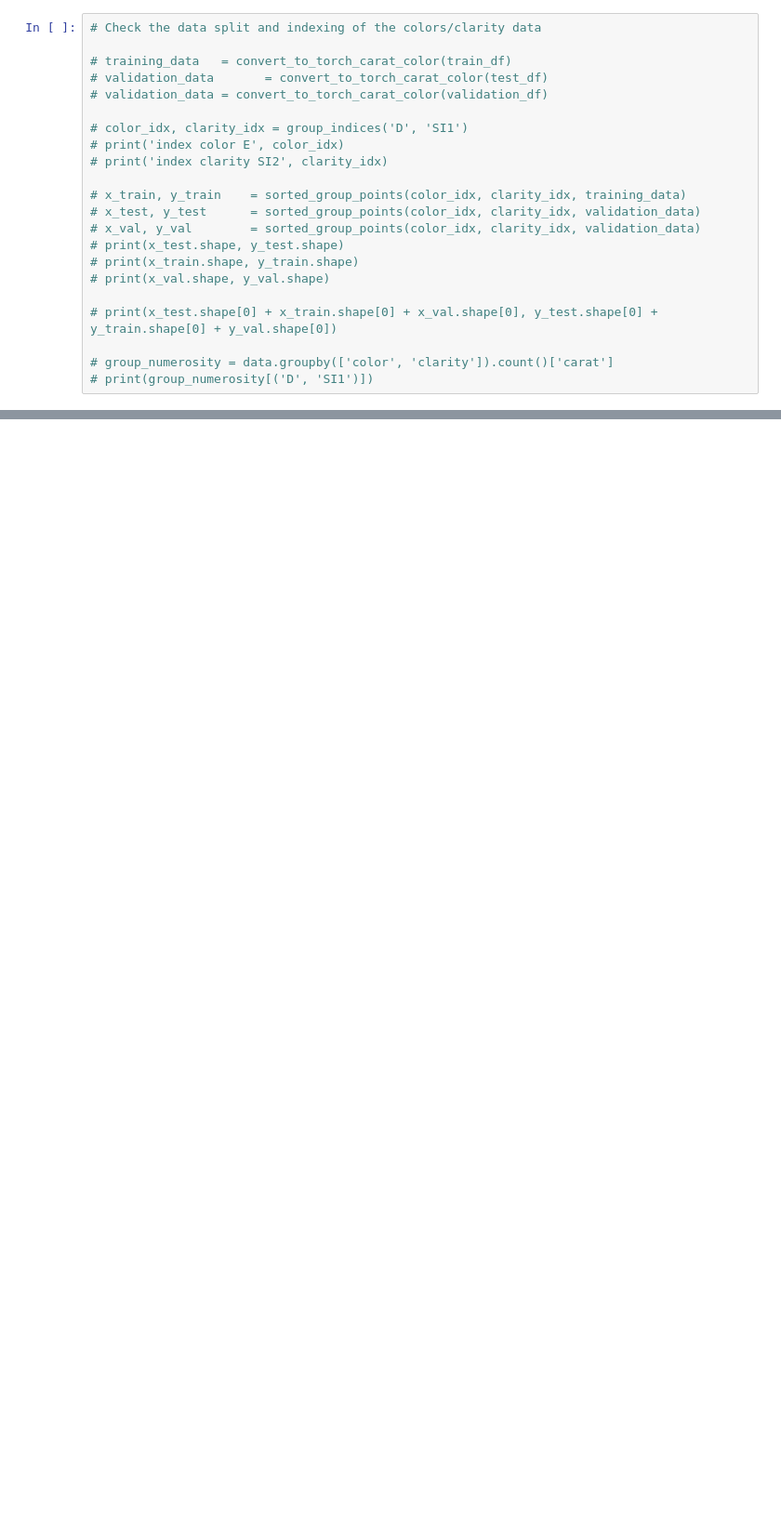
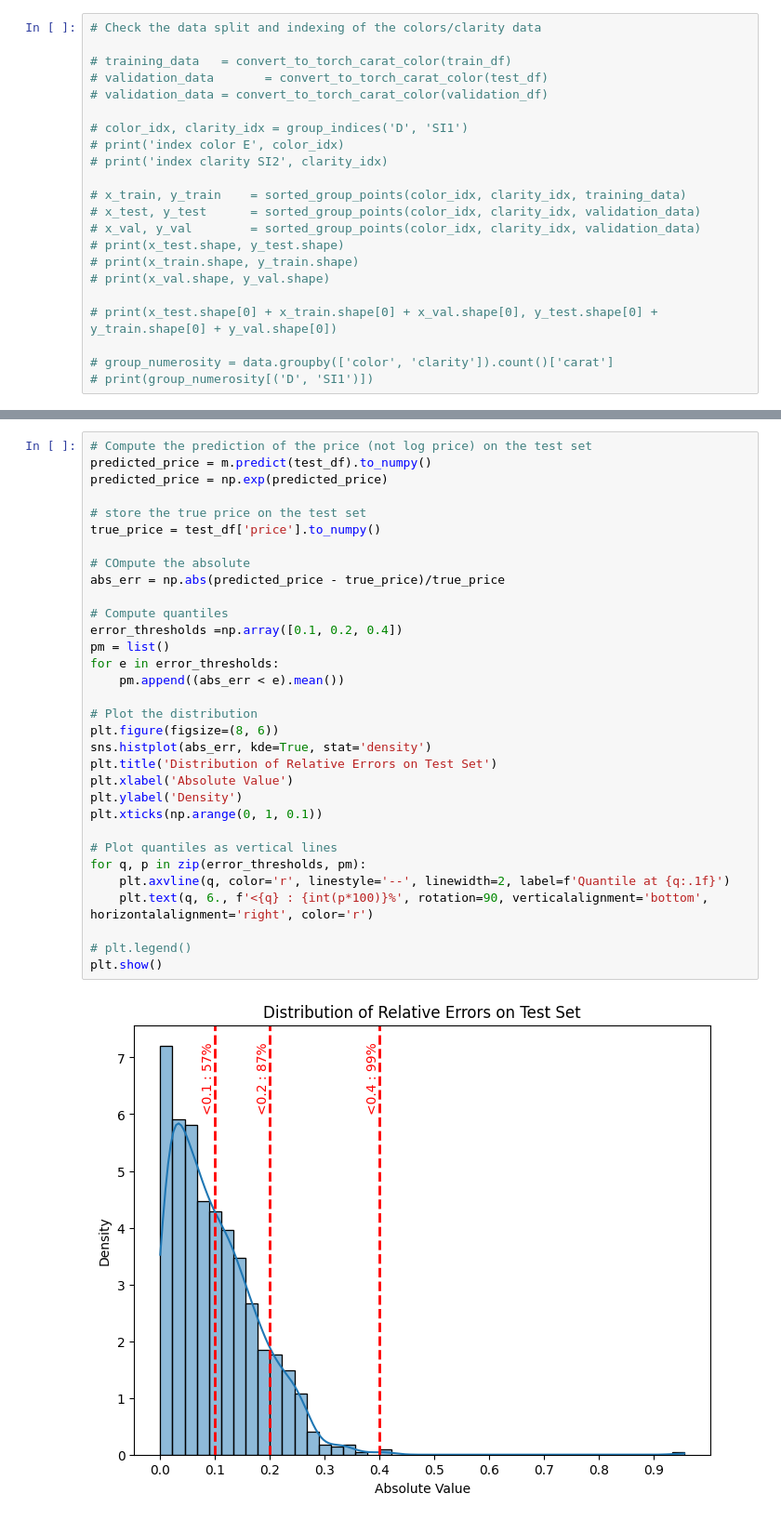
Before and after one commit to GiovaMoroder/xtream-ai-assignment-ai-scientist, a Jupyter notebook: Challenge2.ipynb, the cells around one changed output, grey strips where cells are left out. Shown at 93% size. Cells and saved outputs as stored; diff of their text form; blank space fills up the shorter version.

```diff
--- a/Challenge2.ipynb
+++ b/Challenge2.ipynb
@@ -851,0 +854,34 @@ for i, (idx, value) in  enumerate(group_numerosity[group_numerosity >195].items(
+# %%
+# Compute the prediction of the price (not log price) on the test set
+predicted_price = m.predict(test_df).to_numpy()
+predicted_price = np.exp(predicted_price)
+
+# store the true price on the test set
+true_price = test_df['price'].to_numpy()
+
+# COmpute the absolute
+abs_err = np.abs(predicted_price - true_price)/true_price
+
+# Compute quantiles
+error_thresholds =np.array([0.1, 0.2, 0.4])
+pm = list()
+for e in error_thresholds:
+    pm.append((abs_err < e).mean())
+
+# Plot the distribution
+plt.figure(figsize=(8, 6))
+sns.histplot(abs_err, kde=True, stat='density')
+plt.title('Distribution of Relative Errors on Test Set')
+plt.xlabel('Absolute Value')
+plt.ylabel('Density')
+plt.xticks(np.arange(0, 1, 0.1))
+
+# Plot quantiles as vertical lines
+for q, p in zip(error_thresholds, pm):
+    plt.axvline(q, color='r', linestyle='--', linewidth=2, label=f'Quantile at {q:.1f}')
+    plt.text(q, 6., f'<{q} : {int(p*100)}%', rotation=90, verticalalignment='bottom', horizontalalignment='right', color='r')
+
+# plt.legend()
+plt.show()
+# %% [output]
+[figure, added]
```
Also changed, not shown: parts of 7 cells of this notebook, 1 other file.
